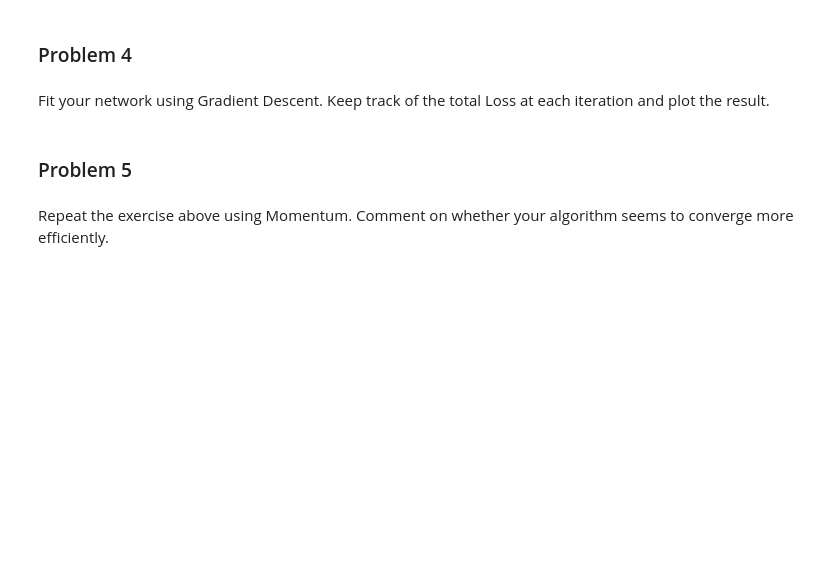
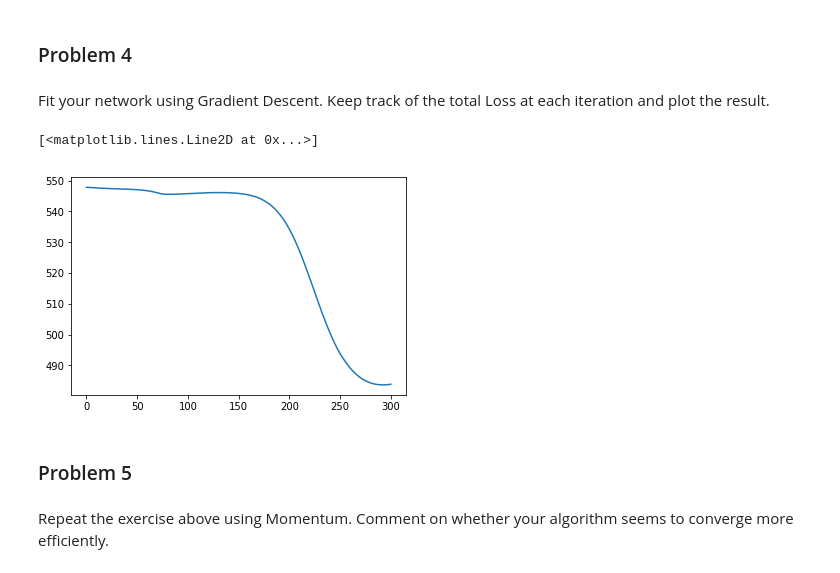
Before and after one commit to jyan33/ANLY590, a Jupyter notebook: ANLY590_Yan_HW1.ipynb, the cells around one changed output. Cells and saved outputs as stored; diff of their text form; code cells hidden in the pictures; blank space fills up the shorter version.

```diff
--- a/ANLY590_Yan_HW1.ipynb
+++ b/ANLY590_Yan_HW1.ipynb
@@ -410,8 +427,37 @@ plt.scatter(x[:,0], x[:,1], c=cl[0])
 ### Problem 4
 # %% [markdown]
 Fit your network using Gradient Descent. Keep track of the total Loss at each iteration and plot the result.
-# %%
-traj, losses = grad_descent(x, y, iterations=50,learning_rate=0.005)
+# %%
+# gradient descent function
+
+def grad_descent(x, y, iterations=10, learning_rate=0.02):
+    W1 = np.random.uniform(-0.1,0.1,size = 6).reshape(3, 2)
+    W2 = np.random.uniform(-0.1,0.1,size = 6).reshape(2, 3)
+    V = np.random.uniform(-0.1,0.1,size = 6).reshape(3, 2)
+
+    b1 = np.random.uniform(-0.1,0.1,size = 3).reshape(3, 1)
+    b2 = np.random.uniform(-0.1,0.1,size = 2).reshape(2, 1)
+    c = np.random.uniform(-0.1,0.1,size = 3).reshape(3, 1)
+
+    point = [param.flatten() for param in [W1, W2, V, b1, b2, c]]
+    point = np.concatenate(point)
+    trajectory = [point]
+    losses = [loss(y, y_hat(x, point))]
+
+    for i in range(iterations):
+        grad = grad_f(point, x, y)
+        point = point - learning_rate * grad
+        trajectory.append(point)
+        losses.append(loss(y, y_hat(x, point)))
+    return (np.array(trajectory), losses)
+
+x = x.T
+y = y.T
+traj, losses = grad_descent(x, y, iterations=300, learning_rate=0.00016)
+plt.plot(losses)
+# %% [output]
+[<matplotlib.lines.Line2D at 0x...>]
+[figure, added]
 # %% [markdown]
 ### Problem 5
 # %% [markdown]
```
Also changed, not shown: parts of 8 cells of this notebook.
